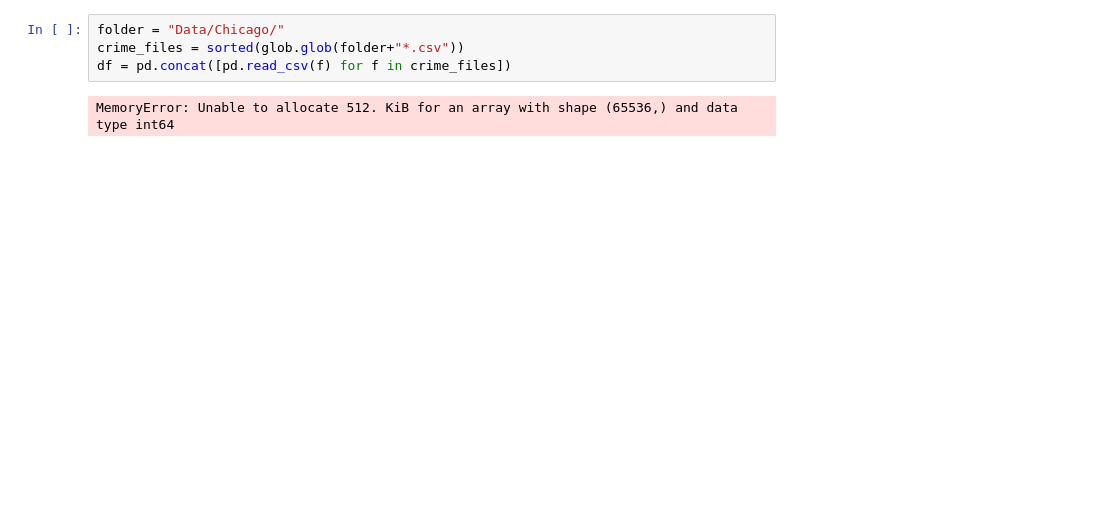
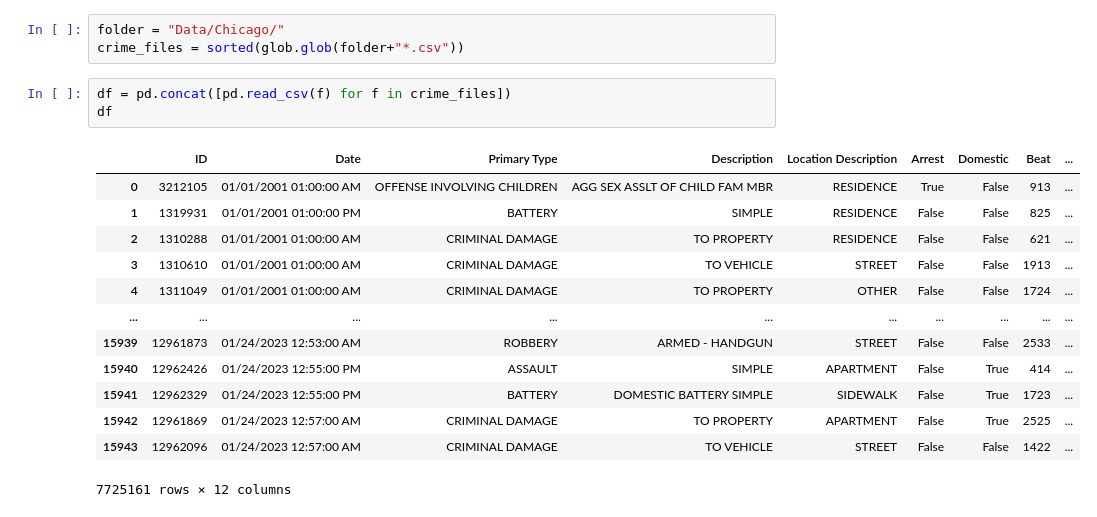
Before and after one commit to sheha919/Chicago_Crime_Analysis, a Jupyter notebook: Part1.ipynb, the cells around one changed output. Cells and saved outputs as stored; diff of their text form; blank space fills up the shorter version.

```diff
--- a/Part1.ipynb
+++ b/Part1.ipynb
@@ -4,6 +14,20 @@ import pandas as pd
 # %%
 folder = "Data/Chicago/"
 crime_files = sorted(glob.glob(folder+"*.csv"))
-df = pd.concat([pd.read_csv(f) for f in crime_files])
-# %% [output]
-MemoryError: Unable to allocate 512. KiB for an array with shape (65536,) and data type int64
+# %%
+df = pd.concat([pd.read_csv(f) for f in crime_files])
+df
+# %% [output]
+|  | ID | Date | Primary Type | Description | Location Description | Arrest | Domestic | Beat | ... |
+| 0 | 3212105 | 01/01/2001 01:00:00 AM | OFFENSE INVOLVING CHILDREN | AGG SEX ASSLT OF CHILD FAM MBR | RESIDENCE | True | False | 913 | ... |
+| 1 | 1319931 | 01/01/2001 01:00:00 PM | BATTERY | SIMPLE | RESIDENCE | False | False | 825 | ... |
+| 2 | 1310288 | 01/01/2001 01:00:00 AM | CRIMINAL DAMAGE | TO PROPERTY | RESIDENCE | False | False | 621 | ... |
+| 3 | 1310610 | 01/01/2001 01:00:00 AM | CRIMINAL DAMAGE | TO VEHICLE | STREET | False | False | 1913 | ... |
+| 4 | 1311049 | 01/01/2001 01:00:00 AM | CRIMINAL DAMAGE | TO PROPERTY | OTHER | False | False | 1724 | ... |
+| ... | ... | ... | ... | ... | ... | ... | ... | ... | ... |
+| 15939 | 12961873 | 01/24/2023 12:53:00 AM | ROBBERY | ARMED - HANDGUN | STREET | False | False | 2533 | ... |
+| 15940 | 12962426 | 01/24/2023 12:55:00 PM | ASSAULT | SIMPLE | APARTMENT | False | True | 414 | ... |
+| 15941 | 12962329 | 01/24/2023 12:55:00 PM | BATTERY | DOMESTIC BATTERY SIMPLE | SIDEWALK | False | True | 1723 | ... |
+| 15942 | 12961869 | 01/24/2023 12:57:00 AM | CRIMINAL DAMAGE | TO PROPERTY | APARTMENT | False | True | 2525 | ... |
+| 15943 | 12962096 | 01/24/2023 12:57:00 AM | CRIMINAL DAMAGE | TO VEHICLE | STREET | False | False | 1422 | ... |
+7725161 rows × 12 columns
```
Also changed, not shown: parts of 24 cells of this notebook, 1 other file.
